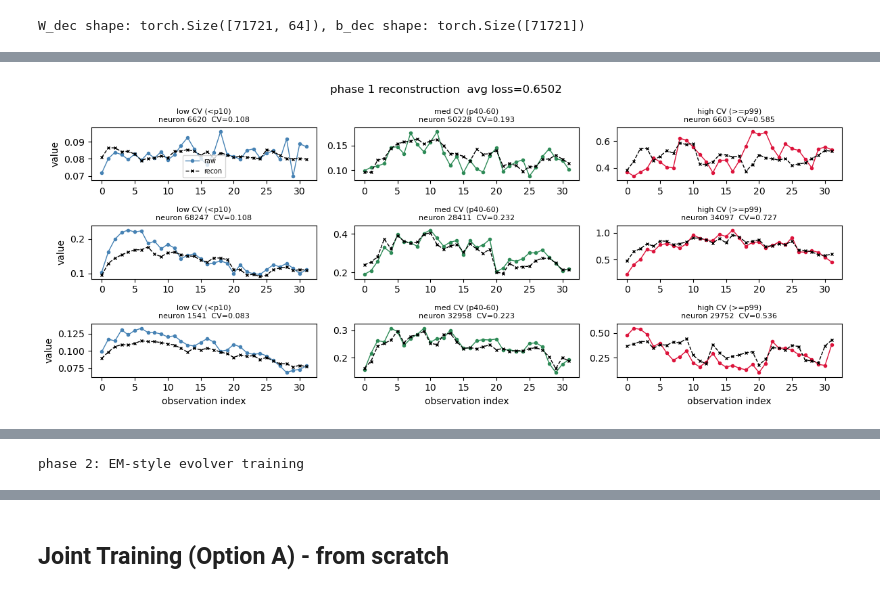
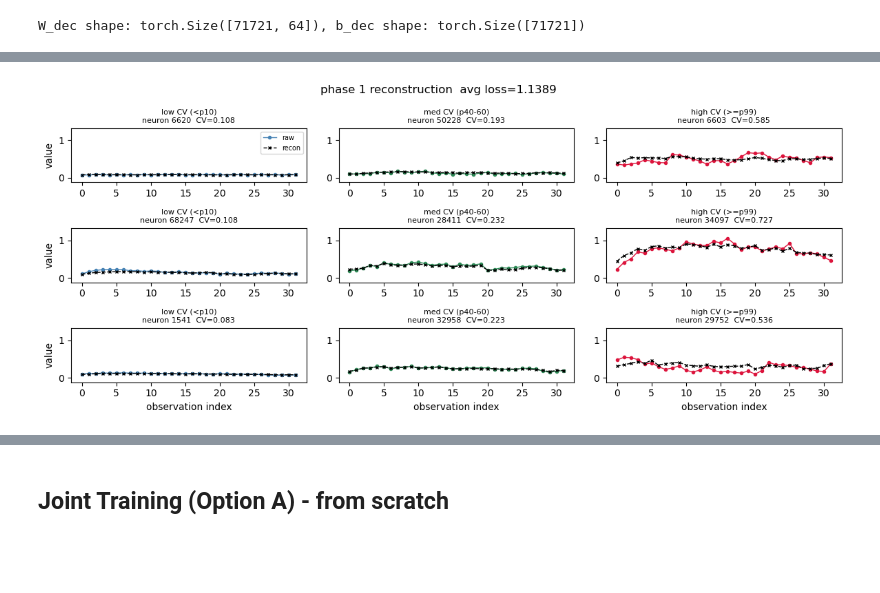
Before and after one commit to saalfeldlab/NeuralGraph, a Jupyter notebook: src/LatentEvolution/binary_state_em.ipynb, the cells around one changed output, grey strips where cells are left out. Cells and saved outputs as stored; diff of their text form; code cells hidden in the pictures; blank space fills up the shorter version.

```diff
--- a/src/LatentEvolution/binary_state_em.ipynb
+++ b/src/LatentEvolution/binary_state_em.ipynb
@@ -11,7 +11,7 @@ from LatentEvolution.zapbench_data import load_sparse_activity
 from LatentEvolution.zapbench_config import CONDITIONS, DataConfig, DataSplit
 from LatentEvolution.mlp import MLP, MLPParams
 
-device = torch.device("cuda" if torch.cuda.is_available() else "mps" if torch.mps.is_available() else "cpu")
+device = torch.device("cuda:0" if torch.cuda.is_available() else "mps" if torch.mps.is_available() else "cpu")
 print(f"using device: {device}")
 torch.set_float32_matmul_precision('high')
 # %% [output]
@@ -335,7 +335,7 @@ def plot_reconstruction(k_start=0, title='', window=WINDOW):
             ax.plot(raw,  color=color,   marker='o', markersize=3, linewidth=1, label='raw')
             ax.plot(pred, color='black', marker='x', markersize=3, linewidth=1,
                     linestyle='--', label='recon')
-            ymin, ymax = raw.min(), raw.max()
+            ymin, ymax = 0, 1.2
             margin = (ymax - ymin) * 0.1 or 0.1
             ax.set_ylim(ymin - margin, ymax + margin)
             ax.set_title(f'{label}\nneuron {nid.item()}  CV={neuron_cv[nid].item():.3f}', fontsize=8)
@@ -420,3 +415,7 @@ N_PHASE2_EPOCHS = 10
+# %%
+N_PHASE1_EPOCHS = 500
+N_PHASE2_EPOCHS = 10
+TV_WEIGHT  = 100.0  # smoothness regularization on z_bank
 # %%
 
 num_windows_per_epoch = obs_vals.shape[1] // WINDOW
@@ -434,32 +433,32 @@ for epoch in range(N_PHASE1_EPOCHS):
 
         x_pred = phase1_forward(z_bank, w_times_k, W_dec, b_dec)                 # (N, WINDOW)
 
         # normalize by per-neuron within-window std; skip constant neurons
         std_k = w_vals_k.std(dim=1)                                              # (N,)
         valid = std_k > 1e-3
         if not valid.any():
             continue
         recon_loss = (((x_pred[valid] - w_vals_k[valid]) / std_k[valid].unsqueeze(1)) ** 2).mean()
 
         # tv regularization: penalize large jumps between adjacent time bins
         tv_loss = ((z_bank[1:] - z_bank[:-1]) ** 2).mean()
 
-        loss = recon_loss #+ TV_WEIGHT * tv_loss
+        loss = recon_loss + TV_WEIGHT * tv_loss
 
         opt1.zero_grad()
         loss.backward()
         opt1.step()
         p1_losses.append(recon_loss.item())
 
 
     avg = sum(p1_losses[-num_windows_per_epoch:]) / max(len(p1_losses[-num_windows_per_epoch:]), 1)
 
     print(f"  epoch {epoch+1}/{N_PHASE1_EPOCHS}  avg loss={avg:.4f}")
     if epoch % 5 == 0:
         clear_output(wait=True)
         plot_reconstruction(title=f'phase 1 reconstruction  avg loss={sum(p1_losses)/len(p1_losses):.4f}')
 
 
 print(f"phase 1 done  avg loss={sum(p1_losses)/len(p1_losses):.4f}")
 # %% [output]
-[figure, old version]
+[figure, new version]
@@ -473,20 +469,0 @@ N_PHASE2_EPOCHS = 100
-# %%
-
-# --- EM training loop ---
-print("phase 2: EM-style evolver training")
-LR_PHASE2_EM = 1e-3
-N_PHASE2_EM_EPOCHS = 20
-WINDOW_EM = WINDOW  # use same window size
-
-# # reinitialize evolver to identity (zero output)
-# with torch.no_grad():
-#     last_linear = [m for m in evolver.modules() if isinstance(m, nn.Linear)][-1]
-#     last_linear.weight.zero_()
-#     last_linear.bias.zero_()
-
-opt_em = torch.optim.Adam(
-    [W_dec, b_dec] + list(evolver.parameters()),
-    lr=LR_PHASE2_EM
-)
-# %% [output]
-phase 2: EM-style evolver training
```
Also changed, not shown: parts of 16 cells of this notebook, 1 other file.
